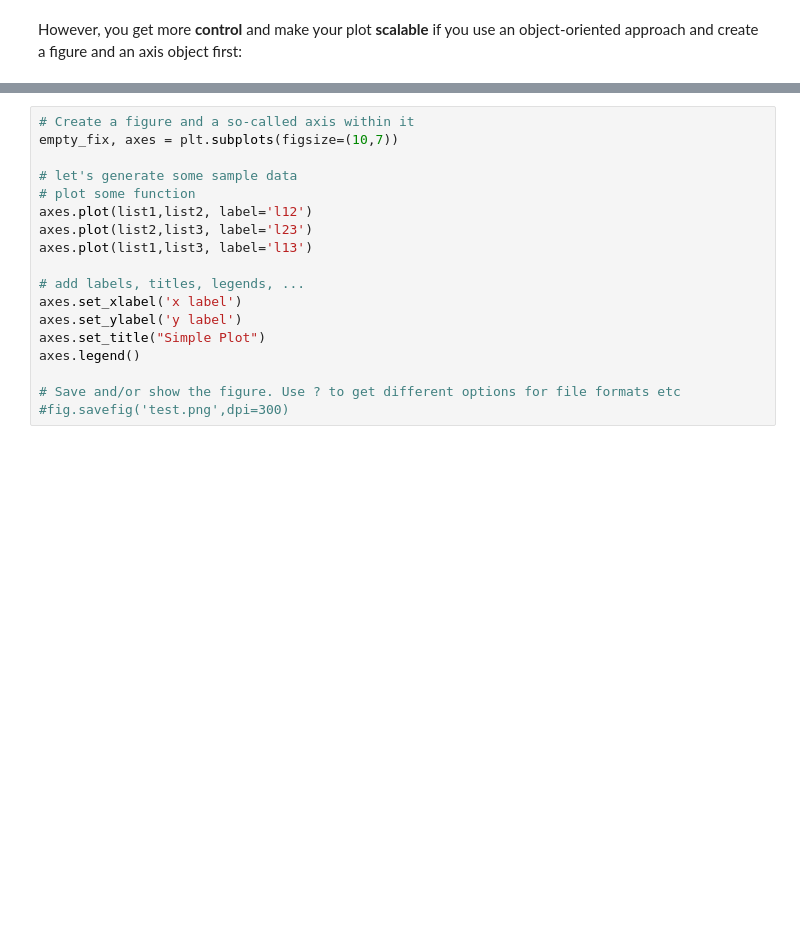
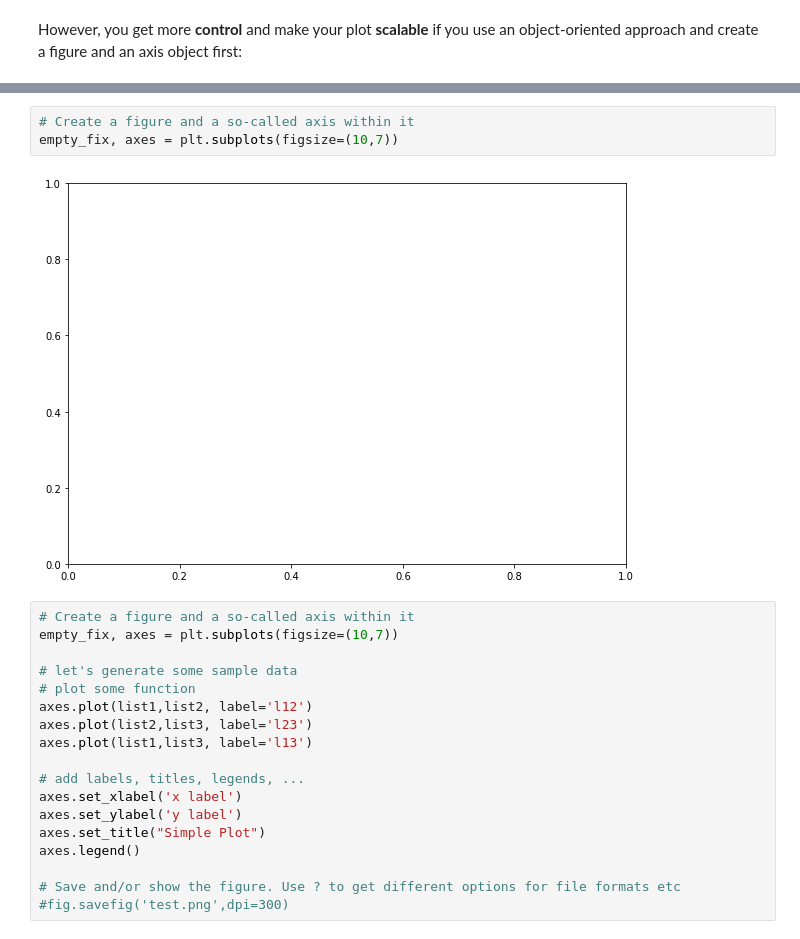
Before and after one commit to uva-cw-ccs1/2122s2, a Jupyter notebook: week5/Lecture/Lecture5.1_DataExploration.ipynb, the cells around one changed output, grey strips where cells are left out. Saved outputs shown, nothing was run; the diff lists cells and outputs as text; blank space fills up the shorter version.

```diff
--- a/week5/Lecture/Lecture5.1_DataExploration.ipynb
+++ b/week5/Lecture/Lecture5.1_DataExploration.ipynb
@@ -147,3 +308,8 @@ ax.plot(list1,list3)
+# %%
+# Create a figure and a so-called axis within it
+empty_fix, axes = plt.subplots(figsize=(10,7))
+# %% [output]
+[figure, added]
 # %%
 # Create a figure and a so-called axis within it
 empty_fix, axes = plt.subplots(figsize=(10,7))
```
Also changed, not shown: parts of 59 cells of this notebook.
